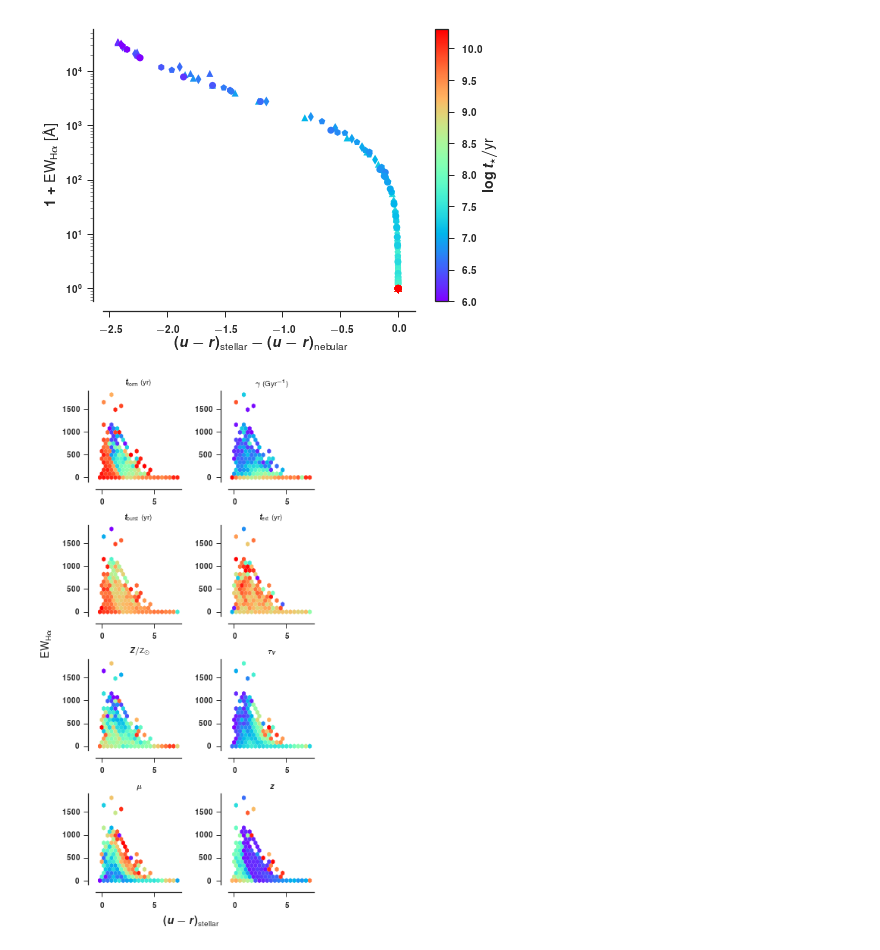
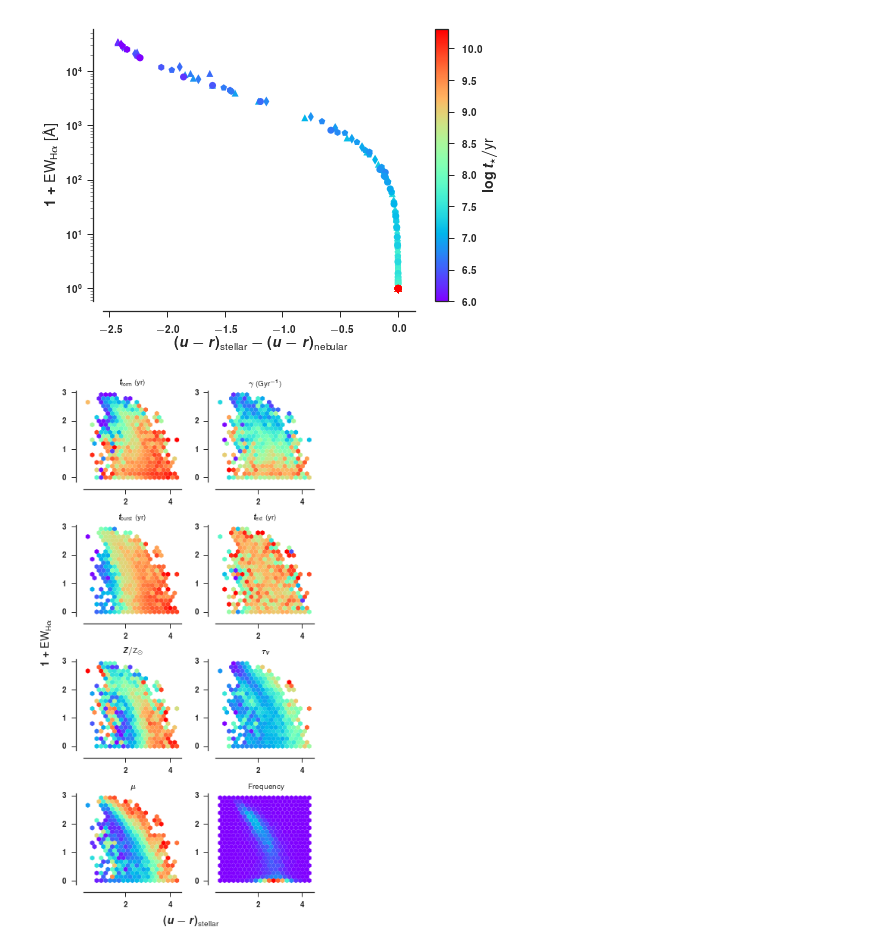
Before and after one commit to ajmejia/photo-ew, a Jupyter notebook: notebooks/proof-of-concept.ipynb, the cells around one changed output. Drawn from its saved outputs; the diff is of its cells as text; code cells hidden in the pictures.

Commit message:
removing redshift dependency & using 2D histogram instead

```diff
--- a/notebooks/proof-of-concept.ipynb
+++ b/notebooks/proof-of-concept.ipynb
@@ -166,54 +166,59 @@ cb.set_label(r"$\log{t_\star/\text{yr}}$", size="x-large")
 ur_neb, ur_ste, ew_neb = [], [], []
 for j in xrange(ssag.sample.index.size):
     reds = ssag.sample.redshift[j]
-    SED_neb_j = column_stack((wavelength*(1+reds), ssag.seds_nebular.iloc[:,j]))
-    SED_ste_j = column_stack((wavelength*(1+reds), ssag.seds_stellar.iloc[:,j]))
+    SED_neb_j = column_stack((wavelength, ssag.seds_nebular.iloc[:,j]))
+    SED_ste_j = column_stack((wavelength, ssag.seds_stellar.iloc[:,j]))
 
     ur_neb += [ABmag(SED_neb_j, sdss_res[ib]) - ABmag(SED_neb_j, sdss_res[jb])]
     ur_ste += [ABmag(SED_ste_j, sdss_res[ib]) - ABmag(SED_ste_j, sdss_res[jb])]
-    ew_neb += [equivalent_width(SED_neb_j, (6562*(1+reds),), (40*(1+reds),))[0]]
+    ew_neb += [equivalent_width(SED_neb_j, (6562,), (40,))[0]]
 # Compute the colour excess
 ur_neb, ur_ste, ew_neb = array(ur_neb), array(ur_ste), array(ew_neb)
 ur_exc = ur_ste - ur_neb
 # %%
-x, y = ur_ste, ew_neb
+x, y = ur_ste, log10(1+ew_neb)
+mask = ones(ew_neb.size, dtype=np.bool) #(ew_neb > 0.0) #& (ur_ste <= 2.22)
+
 zs = (
     log10(ssag.sample.t_form),
     ssag.sample.gamma,
     log10(ssag.sample.t_burst),
     log10(ssag.sample.t_ext),
     ssag.sample.metallicity,
     ssag.sample.tau_v,
     ssag.sample.mu_v,
-    ssag.sample.redshift
+    ssag.sample.a_burst
 )
 
 labels = (
     r"$t_\text{form}$ (yr)",
     r"$\gamma$ (Gyr$^{-1}$)",
     r"$t_\text{burst}$ (yr)",
     r"$t_\text{ext}$ (yr)",
     r"$Z/\text{Z}_\odot$",
     r"$\tau_V$",
     r"$\mu$",
-    r"$z$"
+    r"Frequency"
 )
 
 fig, axs = subplots(4, 2, figsize=(5, 10), sharex=True, sharey=True)
 axs = axs.ravel()
 sns.despine(offset=10)
 
 for i in xrange(axs.size):
-    axs[i].hexbin(x, y, zs[i], 20, edgecolors=None, reduce_C_function=median, cmap=cm.rainbow)
-#     axs[i].scatter(x, y, c=zs[i], s=4, lw=0, cmap=cm.rainbow)
+    if i < axs.size-1:
+        axs[i].hexbin(x[mask], y[mask], zs[i][mask], 20, mincnt=0, edgecolors=None, reduce_C_function=median, cmap=cm.rainbow)
+#         axs[i].scatter(x, y, c=zs[i], s=4, lw=0, cmap=cm.rainbow)
+    else:
+        axs[i].hexbin(x[mask], y[mask], gridsize=20, mincnt=0, edgecolors=None, cmap=cm.rainbow)
     axs[i].set_title(labels[i], size="medium")
 
 fig.text(0.5, 0.0, r"$(%s-%s)_\text{stellar}$"%(lb_sdss_res[ib], lb_sdss_res[jb]), size="x-large", ha="center", va="top")
-fig.text(0.0, 0.5, r"$\text{EW}_{\text{H}\alpha}$", size="x-large", ha="right", va="center", rotation="vertical")
+fig.text(0.0, 0.5, r"$1+\text{EW}_{\text{H}\alpha}$", size="x-large", ha="right", va="center", rotation="vertical")
 fig.tight_layout()
 # fig.savefig("img/photometric-ew.pdf", bbox_inches="tight")
 # %% [output]
-[figure, old version]
+[figure, new version]
 # %%
 x, y = ur_ste[ew_neb>0], log10(1+ew_neb[ew_neb>0])
 
```
Also changed, not shown: parts of 4 cells of this notebook.
